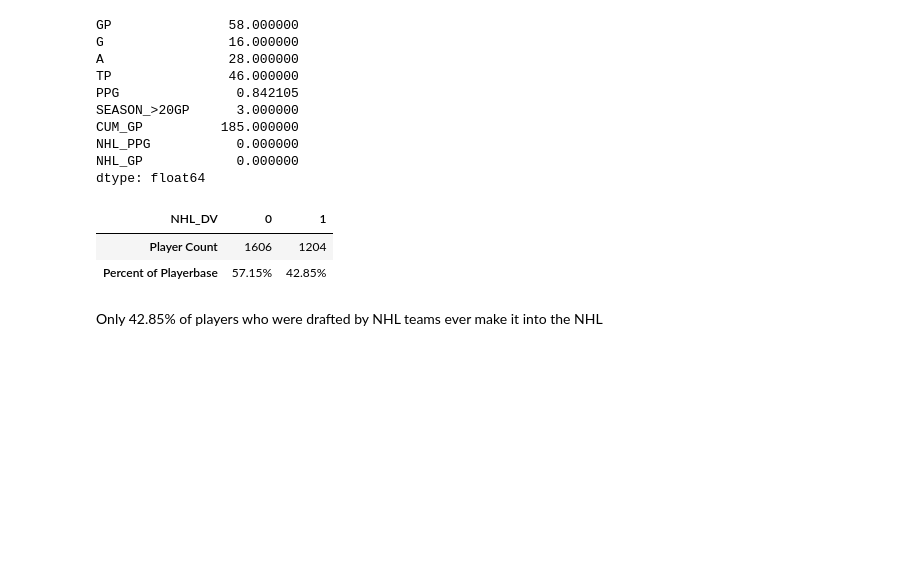
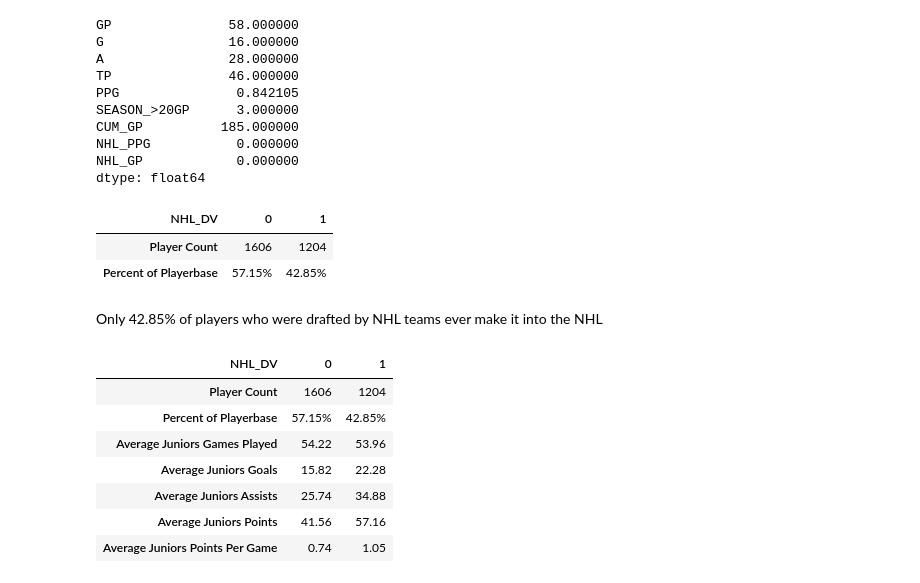
Before and after one commit to kstradinger/Junior-Hockey-Analysis, a Jupyter notebook: drafted_player_analysis.ipynb, the cells around one changed output. Cells and saved outputs as stored; diff of their text form; code cells hidden in the pictures; blank space fills up the shorter version.

Commit message:
finished analysis of drafted players, next step is to viz

```diff
--- a/drafted_player_analysis.ipynb
+++ b/drafted_player_analysis.ipynb
@@ -144,9 +144,40 @@ nhl_pct_df.transpose()
 # %% [markdown]
 Only 42.85% of players who were drafted by NHL teams ever make it into the NHL
 # %%
-# Comparing average statistics for a player who does/ does not make it to the NHL level & percent who make it
+# Comparing average juniors statistics for a player who does/ does not make it to the NHL level & percent who make it
+
+# GP AVG
+gp_avg= drafted_vs_nhl_df['GP'].mean()
+# Goals AVG
+g_avg= drafted_vs_nhl_df['G'].mean()
+# Assits AVG
+a_avg= drafted_vs_nhl_df['A'].mean()
+# Total Points
+pt_avg= drafted_vs_nhl_df['TP'].mean()
+# Points per Game avg
+ppg_avg= drafted_vs_nhl_df['PPG'].mean()
+
+
 compared_stats_df = pd.DataFrame({'Player Count': split_player_ct,
-                         'Percent of Playerbase': nhl_pct})
-compared_stats_df
+                         'Percent of Playerbase': nhl_pct,
+                            'Average Juniors Games Played': gp_avg,
+                            'Average Juniors Goals': g_avg,
+                            'Average Juniors Assists': a_avg,
+                            'Average Juniors Points': pt_avg,
+                            'Average Juniors Points Per Game': ppg_avg})
+
+# Formatting
+compared_stats_df['Percent of Playerbase'] = compared_stats_df['Percent of Playerbase'].astype(float).map("{:.2%}".format)
+pd.options.display.float_format = '{:,.2f}'.format
+compared_stats_df.transpose()
+# %% [output]
+| NHL_DV | 0 | 1 |
+| Player Count | 1606 | 1204 |
+| Percent of Playerbase | 57.15% | 42.85% |
+| Average Juniors Games Played | 54.22 | 53.96 |
+| Average Juniors Goals | 15.82 | 22.28 |
+| Average Juniors Assists | 25.74 | 34.88 |
+| Average Juniors Points | 41.56 | 57.16 |
+| Average Juniors Points Per Game | 0.74 | 1.05 |
 # %%
 # Graph junior PPG vs NHL GP
```
